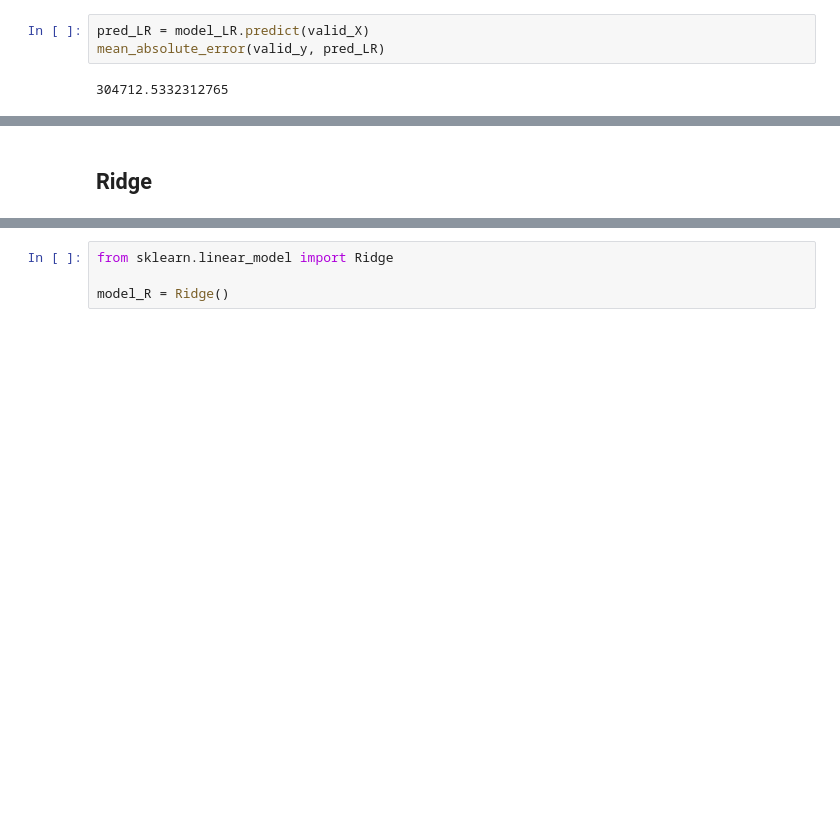
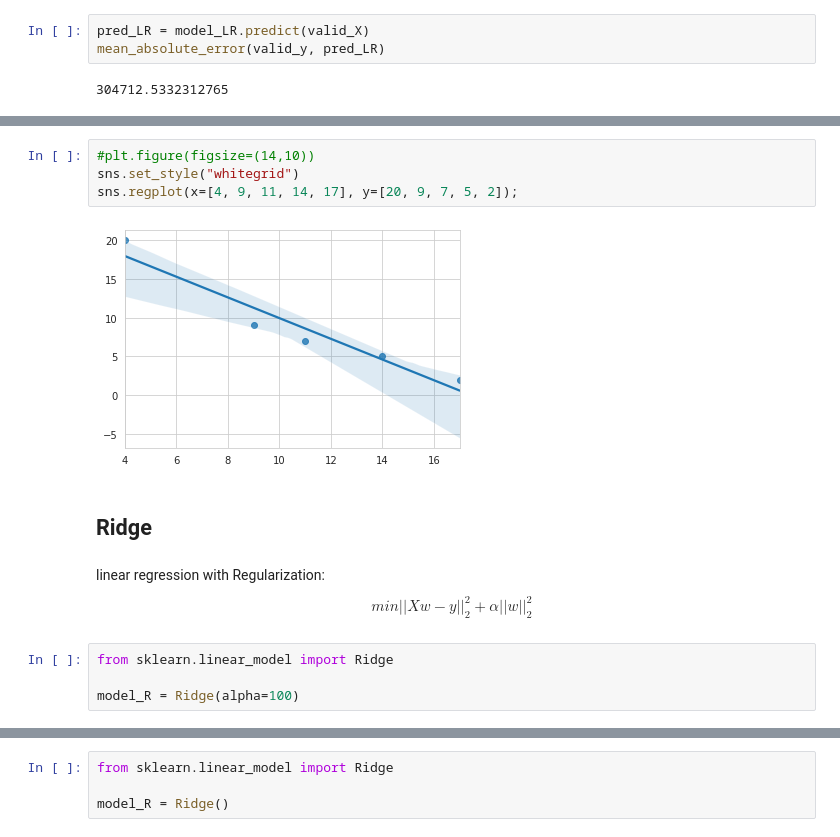
Before and after one commit to dddiiirrr3/ml, a Jupyter notebook: scikit-learn/basic.ipynb, the cells around one changed output, grey strips where cells are left out. Saved outputs shown, nothing was run; the diff lists cells and outputs as text; blank space fills up the shorter version.

```diff
--- a/scikit-learn/basic.ipynb
+++ b/scikit-learn/basic.ipynb
@@ -357,2 +405,15 @@ mean_absolute_error(valid_y, pred_LR)
+# %%
+#plt.figure(figsize=(14,10))
+sns.set_style("whitegrid")
+sns.regplot(x=[4, 9, 11, 14, 17], y=[20, 9, 7, 5, 2]);
+# %% [output]
+[figure, added]
 # %% [markdown]
 ## **Ridge**
+# %% [markdown]
+linear regression with Regularization:
+$$min||Xw - y||_2^2 + \alpha ||w||_2^2$$
+# %%
+from sklearn.linear_model import Ridge
+
+model_R = Ridge(alpha=100)
```
Also changed, not shown: parts of 17 cells of this notebook.
